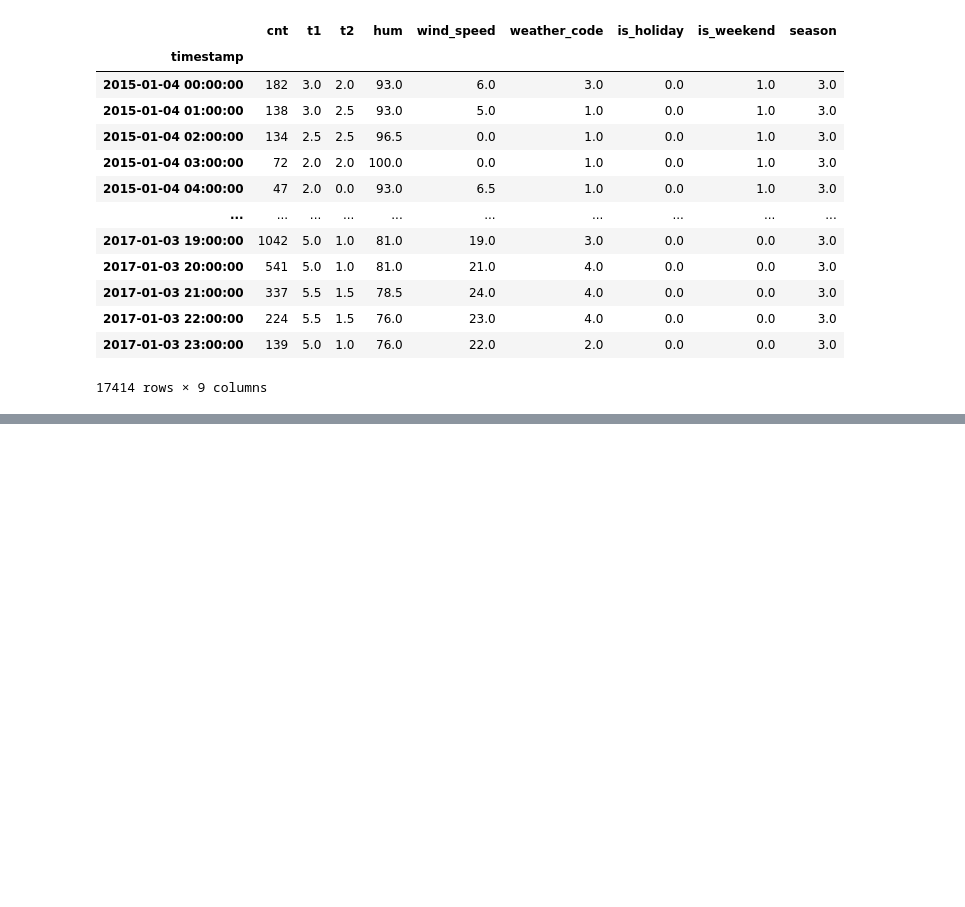
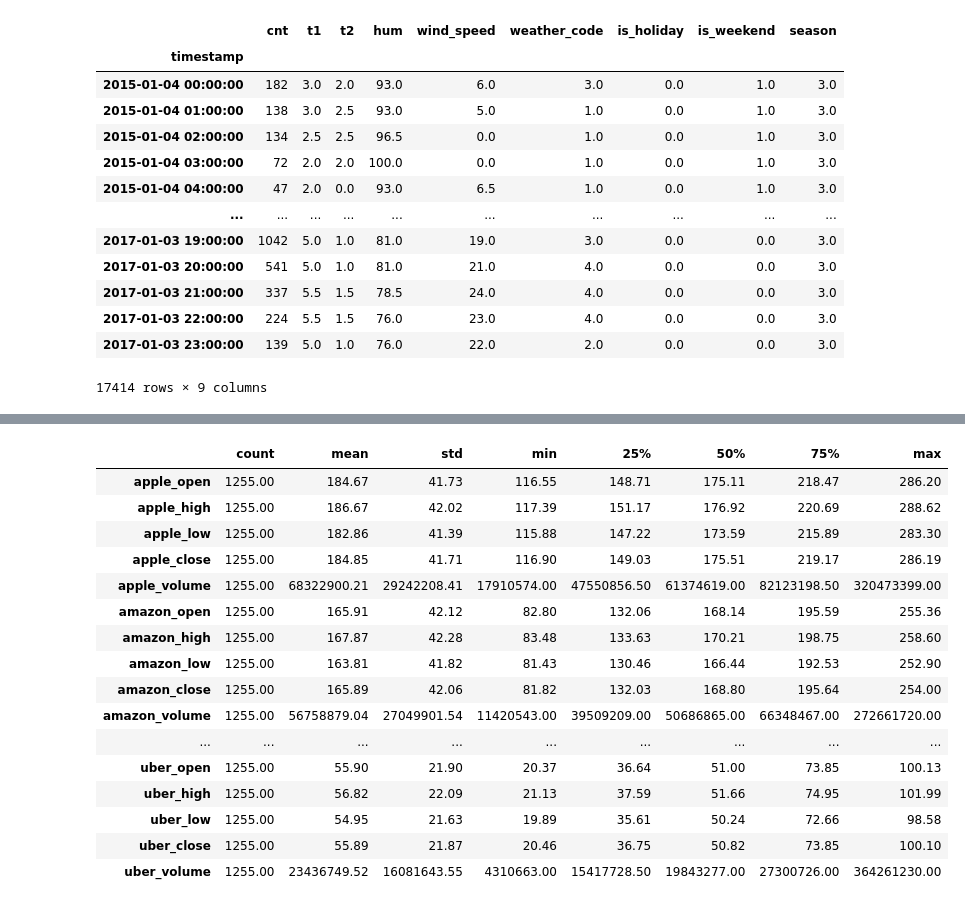
Before and after one commit to DGluszyk/data-science-bootcamp, a Jupyter notebook: 02_Analiza_danych/03_import_eksport.ipynb, the cells around one changed output, grey strips where cells are left out. Saved outputs shown, nothing was run; the diff lists cells and outputs as text; code cells hidden in the pictures; blank space fills up the shorter version.

```diff
--- a/02_Analiza_danych/03_import_eksport.ipynb
+++ b/02_Analiza_danych/03_import_eksport.ipynb
@@ -173,0 +231,21 @@ df
+# %%
+pd.set_option('display.float_format', lambda x: f'{x:.2f}')
+df.describe().T
+# %% [output]
+|  | count | mean | std | min | 25% | 50% | 75% | max |
+| apple_open | 1255.00 | 184.67 | 41.73 | 116.55 | 148.71 | 175.11 | 218.47 | 286.20 |
+| apple_high | 1255.00 | 186.67 | 42.02 | 117.39 | 151.17 | 176.92 | 220.69 | 288.62 |
+| apple_low | 1255.00 | 182.86 | 41.39 | 115.88 | 147.22 | 173.59 | 215.89 | 283.30 |
+| apple_close | 1255.00 | 184.85 | 41.71 | 116.90 | 149.03 | 175.51 | 219.17 | 286.19 |
+| apple_volume | 1255.00 | 68322900.21 | 29242208.41 | 17910574.00 | 47550856.50 | 61374619.00 | 82123198.50 | 320473399.00 |
+| amazon_open | 1255.00 | 165.91 | 42.12 | 82.80 | 132.06 | 168.14 | 195.59 | 255.36 |
+| amazon_high | 1255.00 | 167.87 | 42.28 | 83.48 | 133.63 | 170.21 | 198.75 | 258.60 |
+| amazon_low | 1255.00 | 163.81 | 41.82 | 81.43 | 130.46 | 166.44 | 192.53 | 252.90 |
+| amazon_close | 1255.00 | 165.89 | 42.06 | 81.82 | 132.03 | 168.80 | 195.64 | 254.00 |
+| amazon_volume | 1255.00 | 56758879.04 | 27049901.54 | 11420543.00 | 39509209.00 | 50686865.00 | 66348467.00 | 272661720.00 |
+| ... | ... | ... | ... | ... | ... | ... | ... | ... |
+| uber_open | 1255.00 | 55.90 | 21.90 | 20.37 | 36.64 | 51.00 | 73.85 | 100.13 |
+| uber_high | 1255.00 | 56.82 | 22.09 | 21.13 | 37.59 | 51.66 | 74.95 | 101.99 |
+| uber_low | 1255.00 | 54.95 | 21.63 | 19.89 | 35.61 | 50.24 | 72.66 | 98.58 |
+| uber_close | 1255.00 | 55.89 | 21.87 | 20.46 | 36.75 | 50.82 | 73.85 | 100.10 |
+| uber_volume | 1255.00 | 23436749.52 | 16081643.55 | 4310663.00 | 15417728.50 | 19843277.00 | 27300726.00 | 364261230.00 |
```
Also changed, not shown: parts of 51 cells of this notebook.
